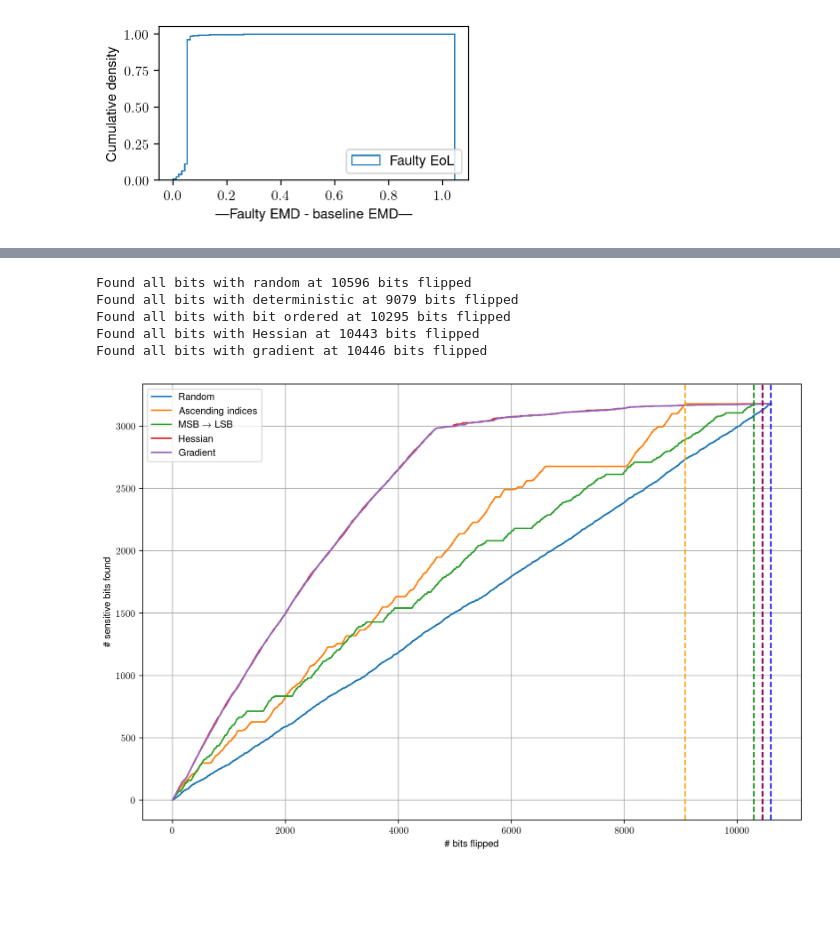
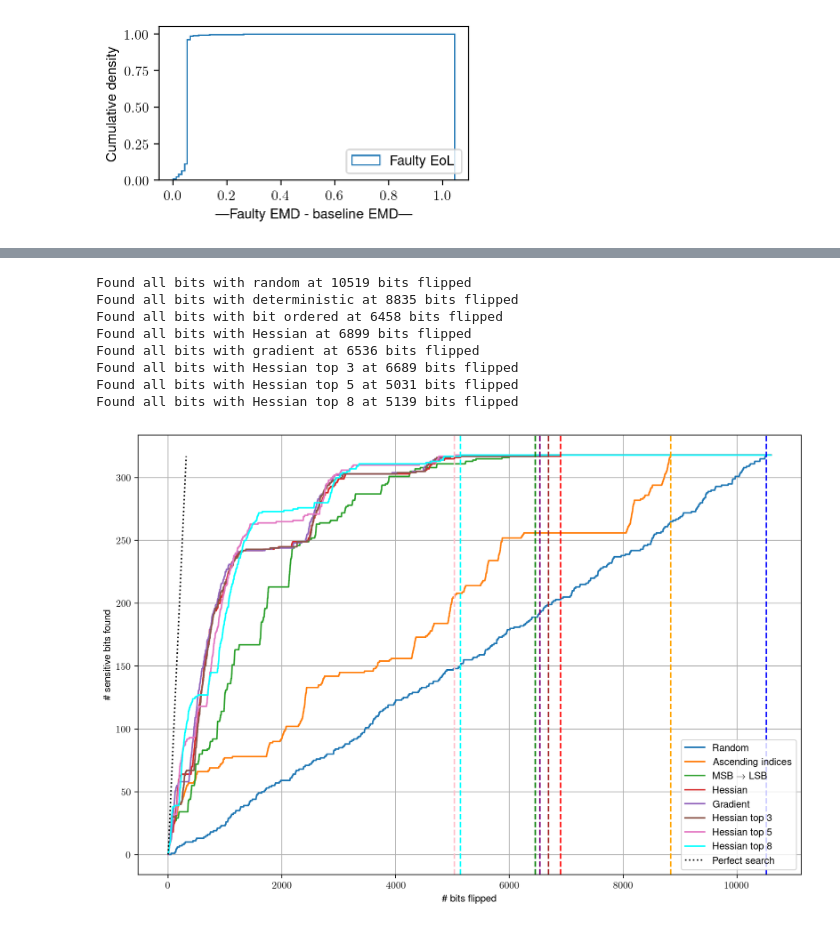
Before and after one commit to oliviaweng/fastml-science, a Jupyter notebook: sensor-data-compression/hessian-analysis/plot_paramater_ranking.ipynb, the cells around one changed output, grey strips where cells are left out. Cells and saved outputs as stored; diff of their text form; code cells hidden in the pictures; blank space fills up the shorter version.

Commit message:
compute ranking with more top k hessian eigenvectors

```diff
--- a/sensor-data-compression/hessian-analysis/plot_paramater_ranking.ipynb
+++ b/sensor-data-compression/hessian-analysis/plot_paramater_ranking.ipynb
@@ -93,7 +93,7 @@ plt.savefig('plots/histogram_faulty_delta_emd.pdf', dpi=300, bbox_inches='tight'
 # %%
 # Convert encoder Hessian parameter ranking to bit indices
 BITWIDTH = 5
-CUTOFF = 0
+CUTOFF = 0.15
 def sort_bits_MSB_to_LSB(param_bit_order_ranking):
     """
     Given a bit ranking in which the bits are ordered from MSB to LSB in
@@ -175,13 +214,16 @@ int_bits = deterministic_bit_indices[1::5]
 frac_bits = np.concatenate((deterministic_bit_indices[2::5], deterministic_bit_indices[3::5], deterministic_bit_indices[4::5]))
 bit_ordered_indices = np.concatenate((sign_bits, int_bits, frac_bits))
 
-TOP_K_LABEL = 'top_30pct'
-top_k_bit_indices = top_30pct_bit_indices
+TOP_K_LABEL = 'top_3pct'
+top_k_bit_indices = top_3pct_bit_indices
 NUM_TOP_K_BIT_INDICES = len(top_k_bit_indices)
 
 grad_found = []
 random_found = []
 hessian_found = []
+hessian_top3_found = []
+hessian_top5_found = []
+hessian_top8_found = []
 bit_ordered_found = []
 deterministic_found = []
 for i in range(NUM_BITS):
@@ -205,6 +247,18 @@ for i in range(NUM_BITS):
         grad_found.append(1)
     if gradient_rank[i] not in top_k_bit_indices:
         grad_found.append(0)
+    if hessian_rank_top3[i] in top_k_bit_indices:
+        hessian_top3_found.append(1)
+    if hessian_rank_top3[i] not in top_k_bit_indices:
+        hessian_top3_found.append(0)
+    if hessian_rank_top5[i] in top_k_bit_indices:
+        hessian_top5_found.append(1)
+    if hessian_rank_top5[i] not in top_k_bit_indices:
+        hessian_top5_found.append(0)
+    if hessian_rank_top8[i] in top_k_bit_indices:
+        hessian_top8_found.append(1)
+    if hessian_rank_top8[i] not in top_k_bit_indices:
+        hessian_top8_found.append(0)
 random_found = np.cumsum(np.array(random_found))
 random_all_bits_found = np.argwhere(random_found == NUM_TOP_K_BIT_INDICES)[0][0]
 print(f"Found all bits with random at {random_all_bits_found} bits flipped")
@@ -213,36 +267,55 @@ deterministic_all_bits_found = np.argwhere(deterministic_found == NUM_TOP_K_BIT_
 print(f"Found all bits with deterministic at {deterministic_all_bits_found} bits flipped")
 bit_ordered_found = np.cumsum(np.array(bit_ordered_found))
 bit_ordered_all_bits_found = np.argwhere(bit_ordered_found == NUM_TOP_K_BIT_INDICES)[0][0]
 print(f"Found all bits with bit ordered at {bit_ordered_all_bits_found} bits flipped")
 hessian_found = np.cumsum(np.array(hessian_found))
 hess_all_bits_found = np.argwhere(hessian_found == NUM_TOP_K_BIT_INDICES)[0][0]
 print(f"Found all bits with Hessian at {hess_all_bits_found} bits flipped")
 grad_found = np.cumsum(np.array(grad_found))
 grad_all_bits_found = np.argwhere(grad_found == NUM_TOP_K_BIT_INDICES)[0][0]
 print(f"Found all bits with gradient at {grad_all_bits_found} bits flipped")
+hessian_top3_found = np.cumsum(np.array(hessian_top3_found))
+hess_top3_all_bits_found = np.argwhere(hessian_top3_found == NUM_TOP_K_BIT_INDICES)[0][0]
+print(f"Found all bits with Hessian top 3 at {hess_top3_all_bits_found} bits flipped")
+hessian_top5_found = np.cumsum(np.array(hessian_top5_found))
+hess_top5_all_bits_found = np.argwhere(hessian_top5_found == NUM_TOP_K_BIT_INDICES)[0][0]
+print(f"Found all bits with Hessian top 5 at {hess_top5_all_bits_found} bits flipped")
+hessian_top8_found = np.cumsum(np.array(hessian_top8_found))
+hess_top8_all_bits_found = np.argwhere(hessian_top8_found == NUM_TOP_K_BIT_INDICES)[0][0]
+print(f"Found all bits with Hessian top 8 at {hess_top8_all_bits_found} bits flipped")
 
 
 # Plot
 fig, ax = plt.subplots(figsize=(12,8)) # Sample figsize in inches
 ax.plot(np.arange(NUM_BITS), random_found, label='Random')
 ax.plot(np.arange(NUM_BITS), deterministic_found, label='Ascending indices')
 ax.plot(np.arange(NUM_BITS), bit_ordered_found, label=r'MSB $\rightarrow$ LSB')
 ax.plot(np.arange(NUM_BITS), hessian_found, label='Hessian')
 ax.plot(np.arange(NUM_BITS), grad_found, label='Gradient')
+ax.plot(np.arange(NUM_BITS), hessian_top3_found, label='Hessian top 3')
+ax.plot(np.arange(NUM_BITS), hessian_top5_found, label='Hessian top 5')
+ax.plot(np.arange(NUM_BITS), hessian_top8_found, color="cyan", label='Hessian top 8')
+ax.plot(np.arange(NUM_TOP_K_BIT_INDICES), np.arange(NUM_TOP_K_BIT_INDICES), color='black', linestyle=':', label='Perfect search')
 ax.set_xlabel('\# bits flipped')
 ax.set_ylabel('\# sensitive bits found')
 ax.legend()
 ax.grid()
 plt.axvline(x=random_all_bits_found, color='blue', linestyle='--')
 plt.axvline(x=deterministic_all_bits_found, color='orange', linestyle='--')
 plt.axvline(x=bit_ordered_all_bits_found, color='green', linestyle='--')
 plt.axvline(x=hess_all_bits_found, color='red', linestyle='--')
 plt.axvline(x=grad_all_bits_found, color='purple', linestyle='--')
+plt.axvline(x=hess_top3_all_bits_found, color='brown', linestyle='--')
+plt.axvline(x=hess_top5_all_bits_found, color='pink', linestyle='--')
+plt.axvline(x=hess_top8_all_bits_found, color='cyan', linestyle='--')
 plt.savefig(f'plots/fault_sensitivity_ranking_{TOP_K_LABEL}.pdf', dpi=300, bbox_inches='tight')
 # %% [output]
-Found all bits with random at 10596 bits flipped
-Found all bits with deterministic at 9079 bits flipped
-Found all bits with bit ordered at 10295 bits flipped
-Found all bits with Hessian at 10443 bits flipped
-Found all bits with gradient at 10446 bits flipped
+Found all bits with random at 10519 bits flipped
+Found all bits with deterministic at 8835 bits flipped
+Found all bits with bit ordered at 6458 bits flipped
+Found all bits with Hessian at 6899 bits flipped
+Found all bits with gradient at 6536 bits flipped
+Found all bits with Hessian top 3 at 6689 bits flipped
+Found all bits with Hessian top 5 at 5031 bits flipped
+Found all bits with Hessian top 8 at 5139 bits flipped
-[figure, old version]
+[figure, new version]
```
Also changed, not shown: parts of 2 cells of this notebook, 20 other files.
